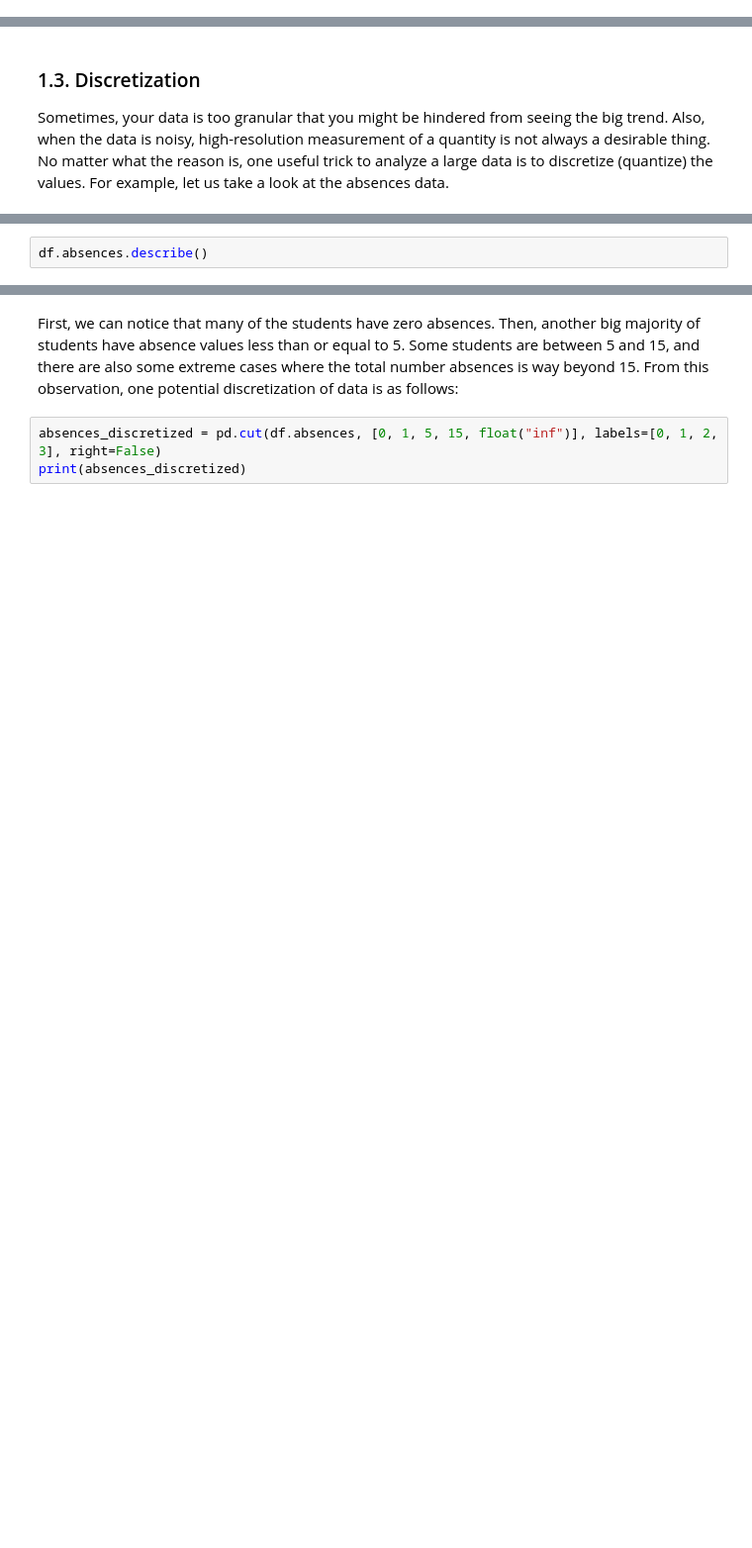
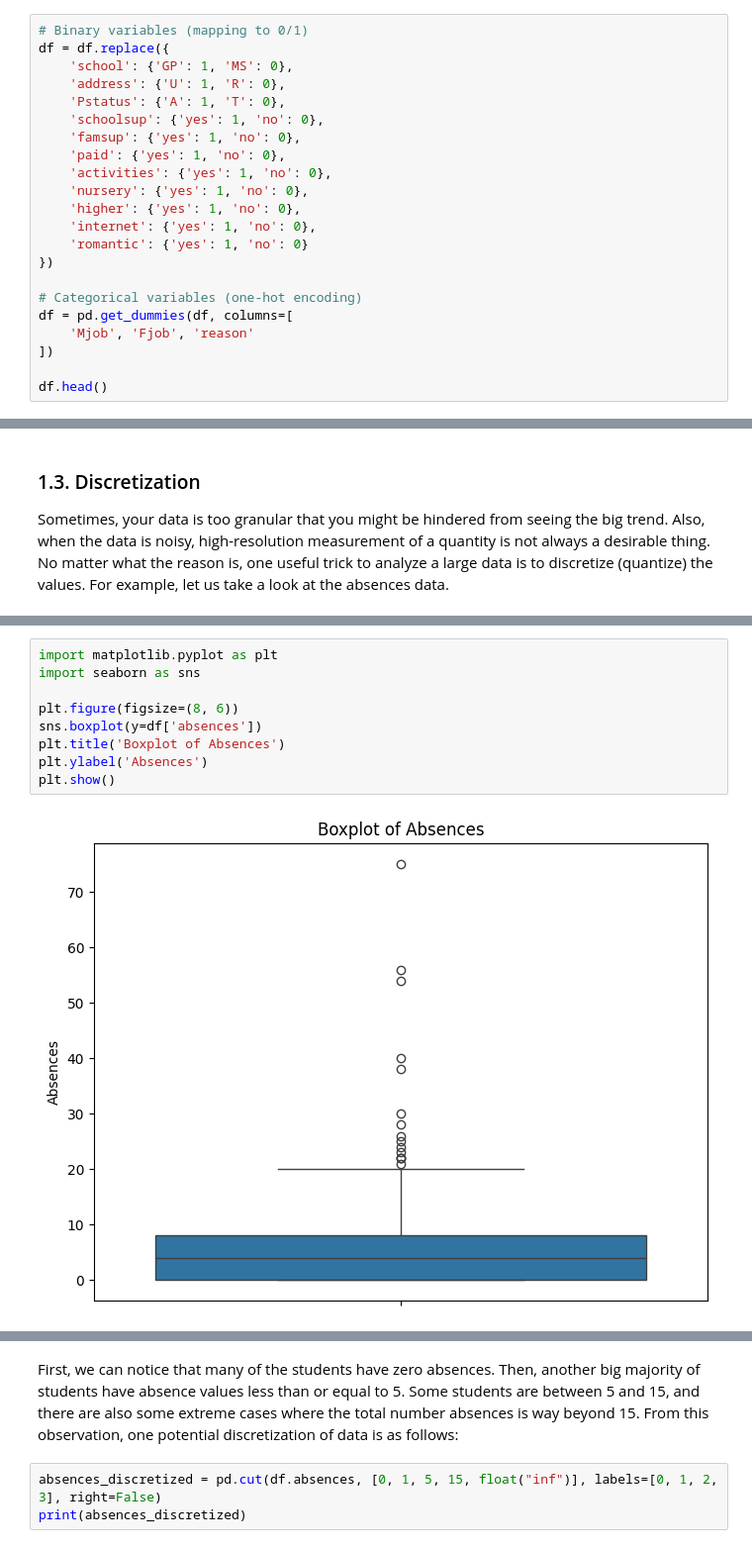
Before and after one commit to asmaradhiah/PBI, a Jupyter notebook: in-class-assignments/ica04/Data_Preprocessing_and_Visualization.ipynb, the cells around one changed output, grey strips where cells are left out. Shown at 99% size. Saved outputs shown, nothing was run; the diff lists cells and outputs as text; blank space fills up the shorter version.

```diff
--- a/in-class-assignments/ica04/Data_Preprocessing_and_Visualization.ipynb
+++ b/in-class-assignments/ica04/Data_Preprocessing_and_Visualization.ipynb
@@ -74,0 +160,22 @@ df.head(5)
+# %%
+# Binary variables (mapping to 0/1)
+df = df.replace({
+    'school': {'GP': 1, 'MS': 0},
+    'address': {'U': 1, 'R': 0},
+    'Pstatus': {'A': 1, 'T': 0},
+    'schoolsup': {'yes': 1, 'no': 0},
+    'famsup': {'yes': 1, 'no': 0},
+    'paid': {'yes': 1, 'no': 0},
+    'activities': {'yes': 1, 'no': 0},
+    'nursery': {'yes': 1, 'no': 0},
+    'higher': {'yes': 1, 'no': 0},
+    'internet': {'yes': 1, 'no': 0},
+    'romantic': {'yes': 1, 'no': 0}
+})
+
+# Categorical variables (one-hot encoding)
+df = pd.get_dummies(df, columns=[
+    'Mjob', 'Fjob', 'reason'
+])
+
+df.head()
@@ -80,2 +197,11 @@ df.absences.plot(kind='hist', bins=25)
-# %%
-df.absences.describe()
+# %%
+import matplotlib.pyplot as plt
+import seaborn as sns
+
+plt.figure(figsize=(8, 6))
+sns.boxplot(y=df['absences'])
+plt.title('Boxplot of Absences')
+plt.ylabel('Absences')
+plt.show()
+# %% [output]
+[figure, added]
```
Also changed, not shown: parts of 26 cells of this notebook.
